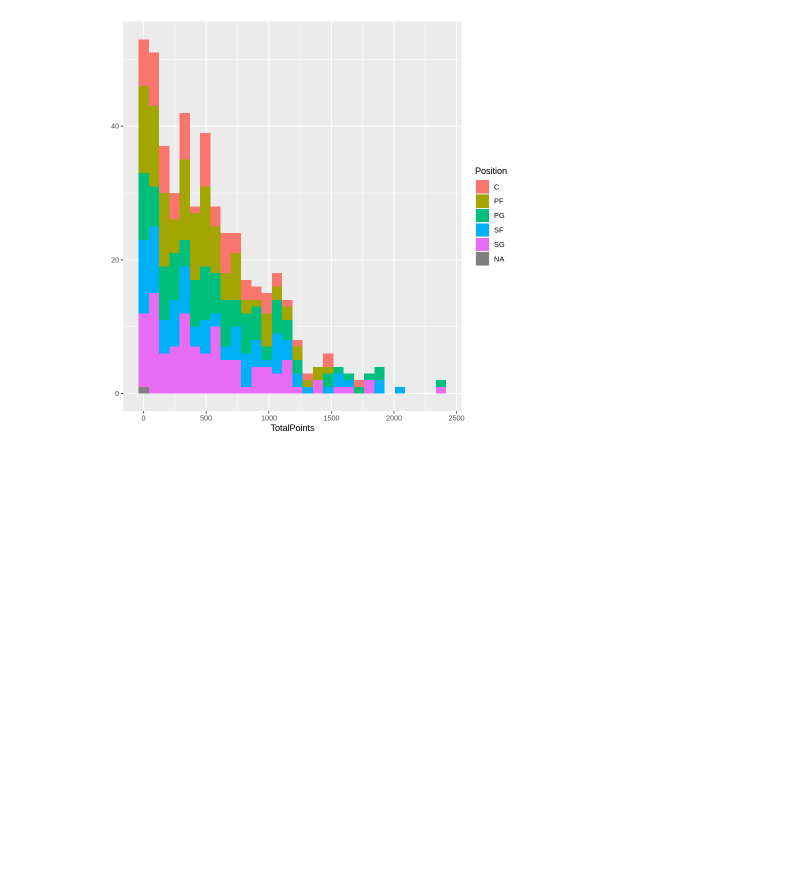
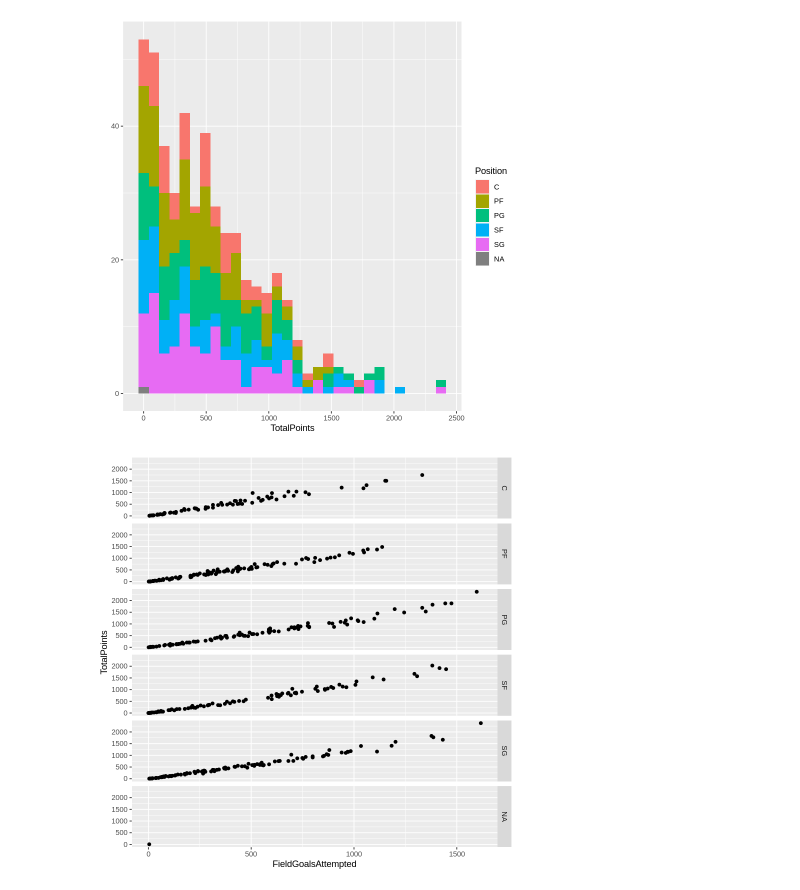
Before and after one commit to chenyanhui0924/bigdata, a Jupyter notebook: 1022.ipynb, the cells around one changed output. Cells and saved outputs as stored; diff of their text form; code cells hidden in the pictures; blank space fills up the shorter version.

```diff
--- a/1022.ipynb
+++ b/1022.ipynb
@@ -60,3 +60,9 @@ qplot(TotalPoints, data=NBA1516, fill=Position)
 # %% [output]
 `stat_bin()` using `bins = 30`. Pick better value with `binwidth`.
 [figure]
+# %%
+qplot(FieldGoalsAttempted , TotalPoints,
+    data = NBA1516,
+    facets = Position ~.) #直向
+# %% [output]
+[figure, added]
```
Also changed, not shown: parts of 6 cells of this notebook.
